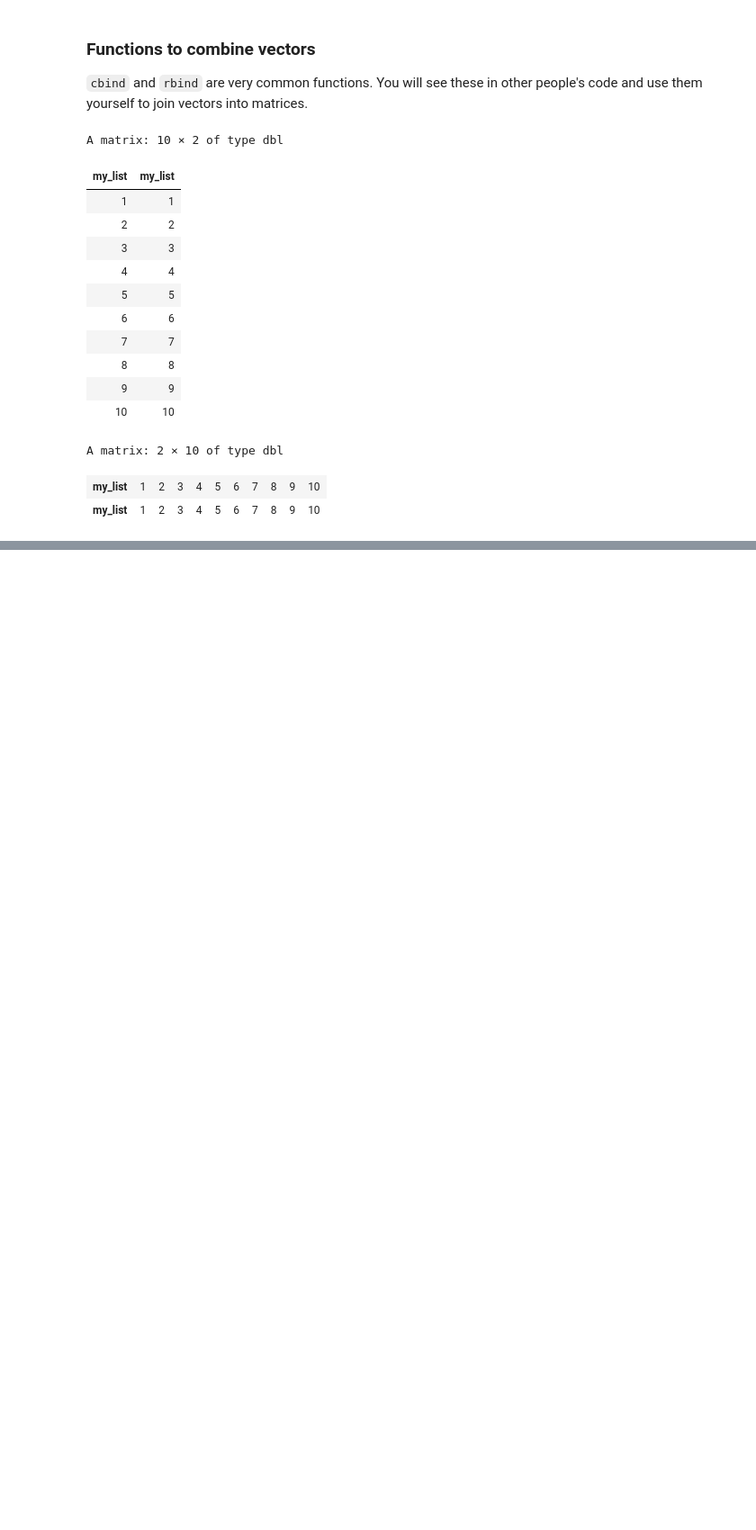
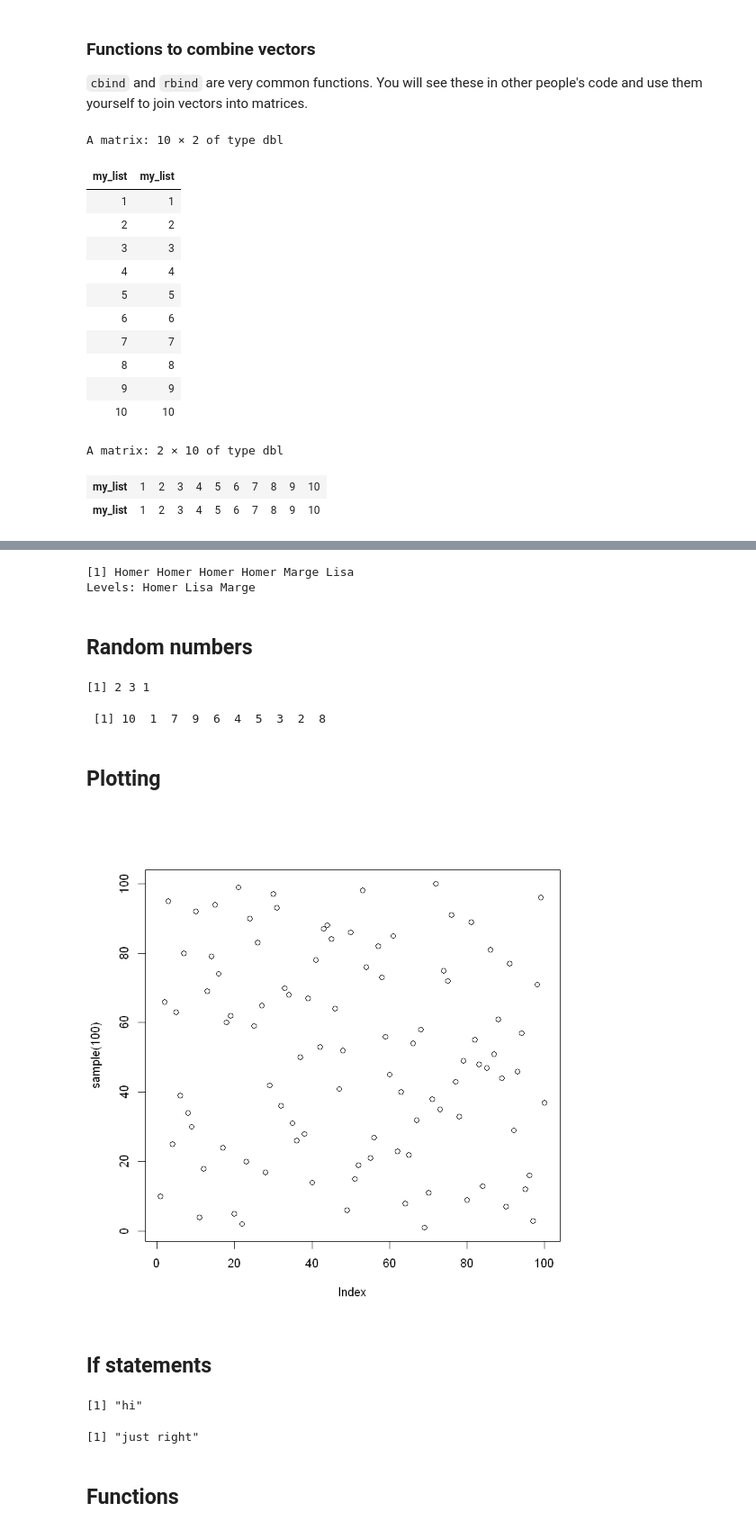
Before and after one commit to falconair/ProgrammingForAnalytics, a Jupyter notebook: lectures/r_basics/Base R.ipynb, the cells around one changed output, grey strips where cells are left out. Shown at 90% size. Drawn from its saved outputs; the diff is of its cells as text; code cells hidden in the pictures; blank space fills up the shorter version.

```diff
--- a/lectures/r_basics/Base R.ipynb
+++ b/lectures/r_basics/Base R.ipynb
@@ -153,0 +322,23 @@ help(package='ggplot2')
+# %%
+factor(c("Homer", "Homer", "Homer", "Homer", "Marge", "Lisa"))
+# %% [output]
+[1] Homer Homer Homer Homer Marge Lisa
+Levels: Homer Lisa Marge
+# %% [markdown]
+## Random numbers
+# %%
+sample(3)
+# %% [output]
+[1] 2 3 1
+# %%
+sample(10)
+# %% [output]
+ [1] 10  1  7  9  6  4  5  3  2  8
+# %% [markdown]
+## Plotting
+# %%
+plot(sample(100))
+# %% [output]
+[figure, added]
+# %% [markdown]
+## If statements
@@ -153,0 +347,20 @@ help(package='ggplot2')
+# %%
+if(y > 5){
+    print("hi")
+} else {
+    print("ho")
+}
+# %% [output]
+[1] "hi"
+# %%
+if(y < 7){
+    print("too low")
+} else if(y == 7){
+    print("just right")
+} else {
+    print("too high")
+}
+# %% [output]
+[1] "just right"
+# %% [markdown]
+## Functions
```
Also changed, not shown: parts of 54 cells of this notebook.
